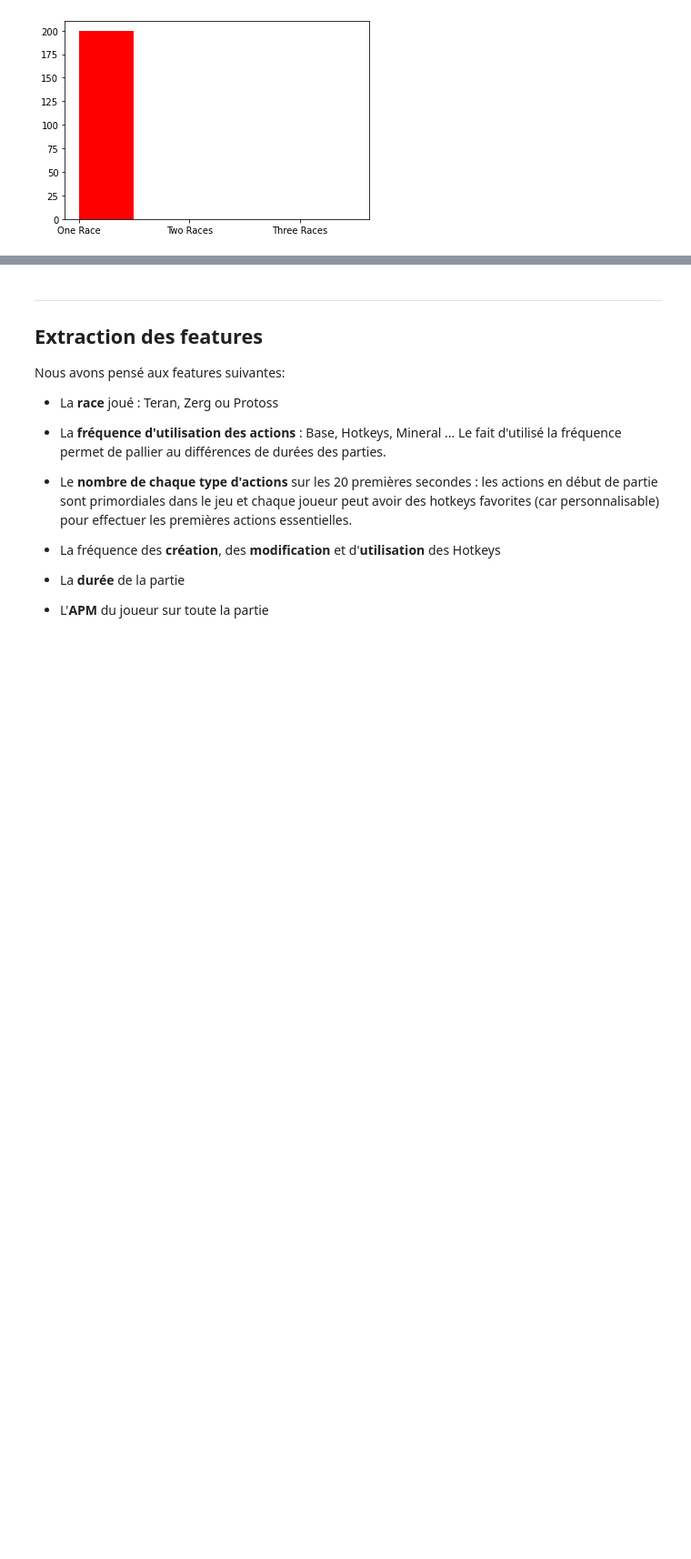
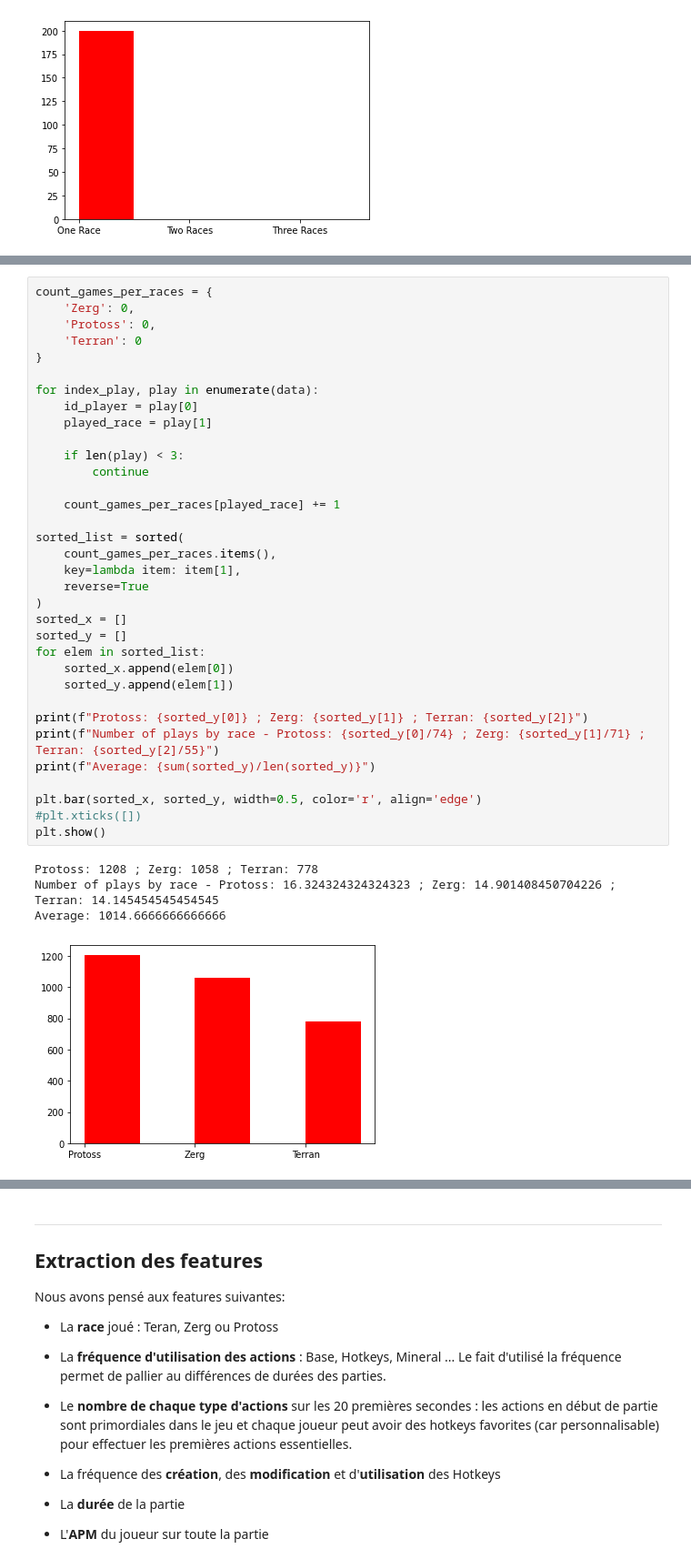
Before and after one commit to Dante-DaCapo/Starcraft_Python_Blinders, a Jupyter notebook: notebook.ipynb, the cells around one changed output, grey strips where cells are left out. Shown: that part at 91% size. Saved outputs shown, nothing was run; the diff lists cells and outputs as text; blank space fills up the shorter version.

Commit message:
feat parties par race et relecture data viz

```diff
--- a/notebook.ipynb
+++ b/notebook.ipynb
@@ -375,0 +400,39 @@ Average: 66.66666666666667
+# %%
+count_games_per_races = {
+    'Zerg': 0,
+    'Protoss': 0,
+    'Terran': 0
+}
+
+for index_play, play in enumerate(data):
+    id_player = play[0]
+    played_race = play[1]
+
+    if len(play) < 3:
+        continue
+
+    count_games_per_races[played_race] += 1
+
+sorted_list = sorted(
+    count_games_per_races.items(),
+    key=lambda item: item[1],
+    reverse=True
+)
+sorted_x = []
+sorted_y = []
+for elem in sorted_list:
+    sorted_x.append(elem[0])
+    sorted_y.append(elem[1])
+
+print(f"Protoss: {sorted_y[0]} ; Zerg: {sorted_y[1]} ; Terran: {sorted_y[2]}")
+print(f"Number of plays by race - Protoss: {sorted_y[0]/74} ; Zerg: {sorted_y[1]/71} ; Terran: {sorted_y[2]/55}")
+print(f"Average: {sum(sorted_y)/len(sorted_y)}")
+
+plt.bar(sorted_x, sorted_y, width=0.5, color='r', align='edge')
+#plt.xticks([])
+plt.show()
+# %% [output]
+Protoss: 1208 ; Zerg: 1058 ; Terran: 778
+Number of plays by race - Protoss: 16.324324324324323 ; Zerg: 14.901408450704226 ; Terran: 14.145454545454545
+Average: 1014.6666666666666
+[figure, added]
```
Also changed, not shown: parts of 14 cells of this notebook.
